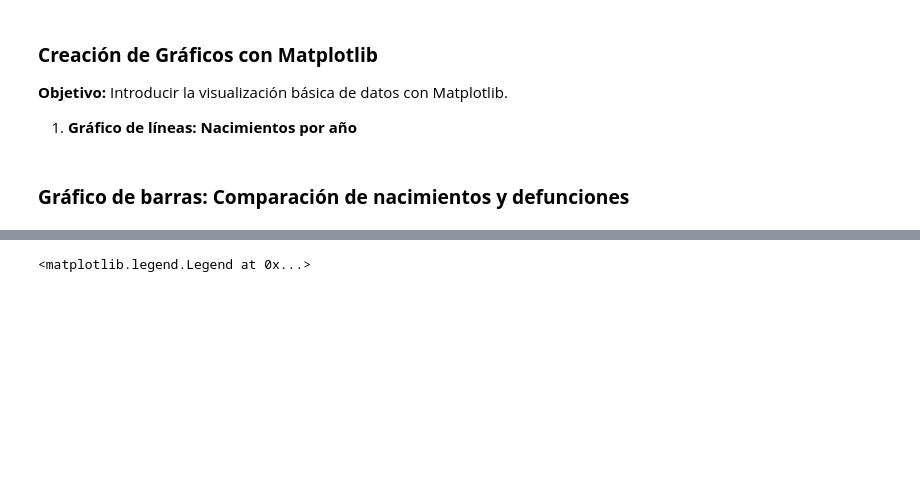
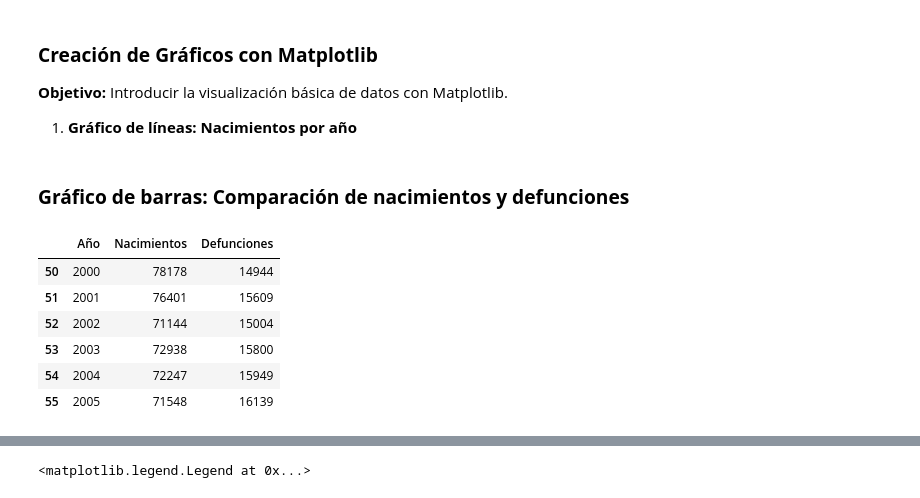
Before and after one commit to Eric2175/Programacion-Python-Basico-GRUPO-1---6181133432, a Jupyter notebook: Tarea/Tarea Semana 12.ipynb, the cells around one changed output, grey strips where cells are left out. Saved outputs shown, nothing was run; the diff lists cells and outputs as text; code cells hidden in the pictures; blank space fills up the shorter version.

```diff
--- a/Tarea/Tarea Semana 12.ipynb
+++ b/Tarea/Tarea Semana 12.ipynb
@@ -207,3 +207,18 @@ df
 import matplotlib.pyplot as plt
 # %% [markdown]
 ### **Gráfico de barras: Comparación de nacimientos y defunciones**
+# %%
+ano_inicio = int(input('Ingrese el año inicial:\n'))
+ano_final = int(input('Ingrese al año inicial:\n'))
+
+df_rangoanos = df[((df['Año']>= ano_inicio) & (df['Año']<= ano_final))]
+
+df_rangoanos
+# %% [output]
+|  | Año | Nacimientos | Defunciones |
+| 50 | 2000 | 78178 | 14944 |
+| 51 | 2001 | 76401 | 15609 |
+| 52 | 2002 | 71144 | 15004 |
+| 53 | 2003 | 72938 | 15800 |
+| 54 | 2004 | 72247 | 15949 |
+| 55 | 2005 | 71548 | 16139 |
```
Also changed, not shown: parts of 5 cells of this notebook.
